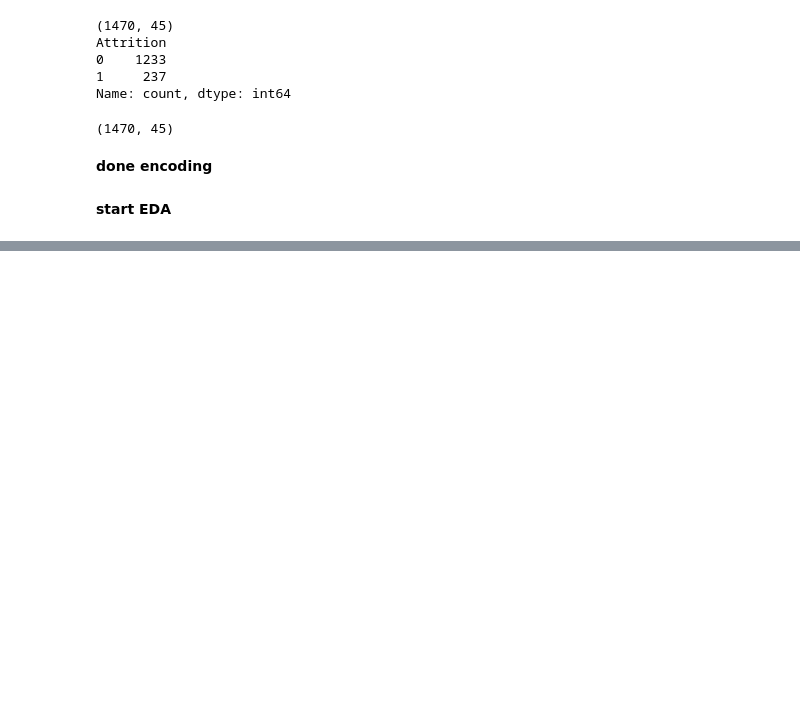
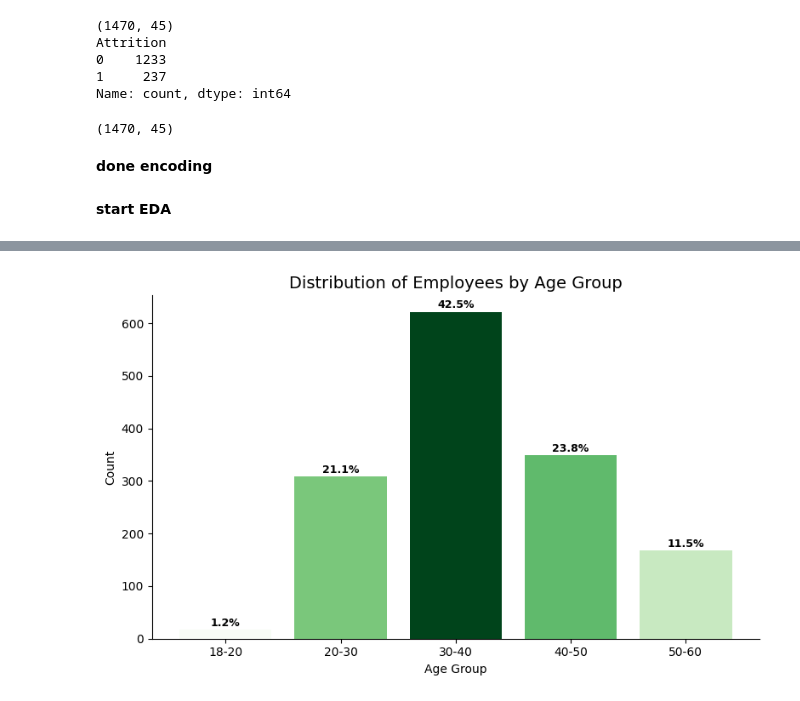
Before and after one commit to nawarfathi/HR, a Jupyter notebook: WA_fn.ipynb, the cells around one changed output, grey strips where cells are left out. Cells and saved outputs as stored; diff of their text form; code cells hidden in the pictures; blank space fills up the shorter version.

```diff
--- a/WA_fn.ipynb
+++ b/WA_fn.ipynb
@@ -267,0 +337,5 @@ df.shape
+# %%
+bins=[18,20,30,40,50,60]
+labels=['18-20','20-30','30-40','40-50','50-60']
+df['Age_Group']=pd.cut(df['Age'],bins=bins,labels=labels,right=False)
+df['Age_Group'].value_counts().sort_index()
@@ -267,0 +350,56 @@ df.shape
+# %%
+
+from matplotlib import cm
+from matplotlib.colors import Normalize
+
+
+age_counts = df['Age_Group'].value_counts().sort_index()
+
+percentages = age_counts / age_counts.sum() * 100
+
+
+norm = Normalize(
+    vmin=age_counts.min(),
+    vmax=age_counts.max()
+)
+
+
+colors = cm.Greens(norm(age_counts.values))
+
+
+fig, ax = plt.subplots(figsize=(8,5))
+
+bars = ax.bar(
+    age_counts.index.astype(str),
+    age_counts.values,
+    color=colors
+)
+
+
+for bar, pct in zip(bars, percentages):
+    ax.text(
+        bar.get_x() + bar.get_width()/2,
+        bar.get_height() + 2,
+        f'{pct:.1f}%',
+        ha='center',
+        va='bottom',
+        fontsize=9,
+        fontweight='bold'
+    )
+
+
+ax.set_title('Distribution of Employees by Age Group', fontsize=14)
+ax.set_xlabel('Age Group')
+ax.set_ylabel('Count')
+
+
+ax.spines['top'].set_visible(False)
+ax.spines['right'].set_visible(False)
+
+
+
+
+plt.tight_layout()
+plt.show()
+# %% [output]
+[figure, added]
```
Also changed, not shown: parts of 7 cells of this notebook, 1 other file.
